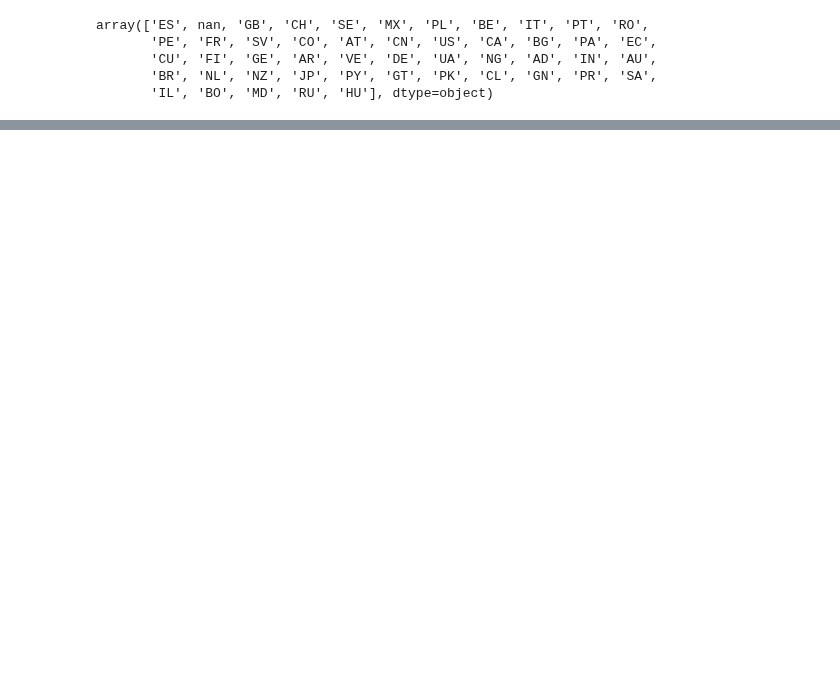
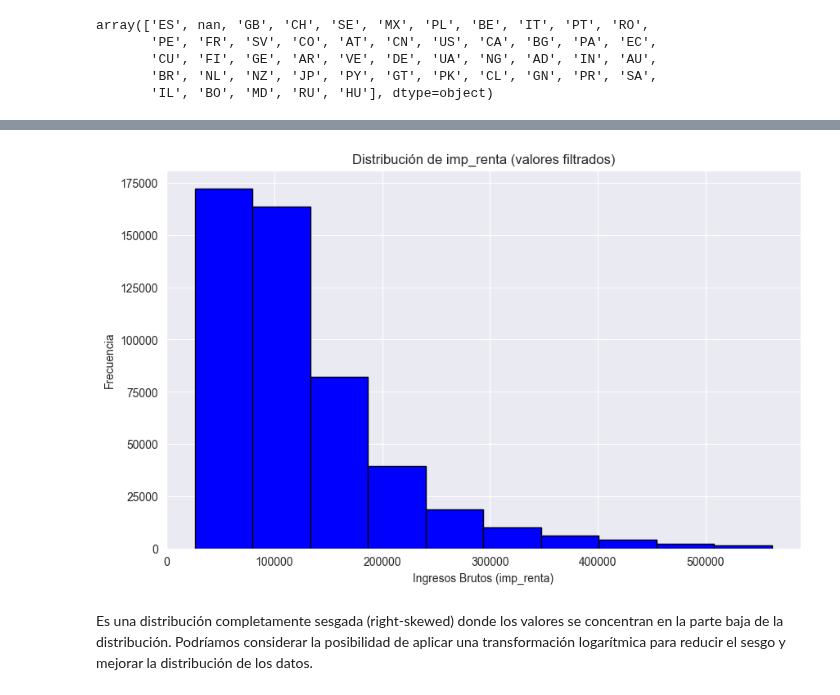
Before and after one commit to pepelopelope/Banking-Product-Recommendations-ML-Project, a Jupyter notebook: Codigo.ipynb, the cells around one changed output, grey strips where cells are left out. Cells and saved outputs as stored; diff of their text form; code cells hidden in the pictures; blank space fills up the shorter version.

```diff
--- a/Codigo.ipynb
+++ b/Codigo.ipynb
@@ -44,10 +131,9 @@ Data columns (total 49 columns):
 dataset[['ind_prod23', 'ind_prod22']].astype('Int64')
 
 # Eliminar columnas innecesarias
-columns_to_drop = ['Unnamed: 0', 'cod_persona', 'xti_extra', 'tip_dom']
+columns_to_drop = ['Unnamed: 0', 'xti_extra', 'tip_dom']
 
 # Unnamed la elimino porque es un índice que se ha guardado en el csv
-# cod_persona la elimino porque es un identificador único de cada persona
 # xti_extra la elimino porque es una variable que no aporta información ya que la mayoría de los registros son personas vivas
 # tip_dom la elimino porque es una variable que no aporta información ya que no aporta informacion, todas son 1
 
@@ -118,0 +235,18 @@ plt.show()
+# %%
+# Filtrar los valores extremos
+q_low = dataset['imp_renta'].quantile(0.01)
+q_high = dataset['imp_renta'].quantile(0.99)
+filtered_data = dataset[(dataset['imp_renta'] >= q_low) & (dataset['imp_renta'] <= q_high)]
+
+# Crear el histograma con los datos filtrados
+plt.figure(figsize=(10, 6))
+plt.hist(filtered_data['imp_renta'], color='blue', edgecolor='black')
+plt.title('Distribución de imp_renta (valores filtrados)')
+plt.xlabel('Ingresos Brutos (imp_renta)')
+plt.ylabel('Frecuencia')
+plt.show()
+# %% [output]
+[figure, added]
+# %% [markdown]
+Es una distribución completamente sesgada (right-skewed) donde los valores se concentran en la parte baja de la distribución.
+Podríamos considerar la posibilidad de aplicar una transformación logarítmica para reducir el sesgo y mejorar la distribución de los datos.
```
Also changed, not shown: parts of 40 cells of this notebook.
